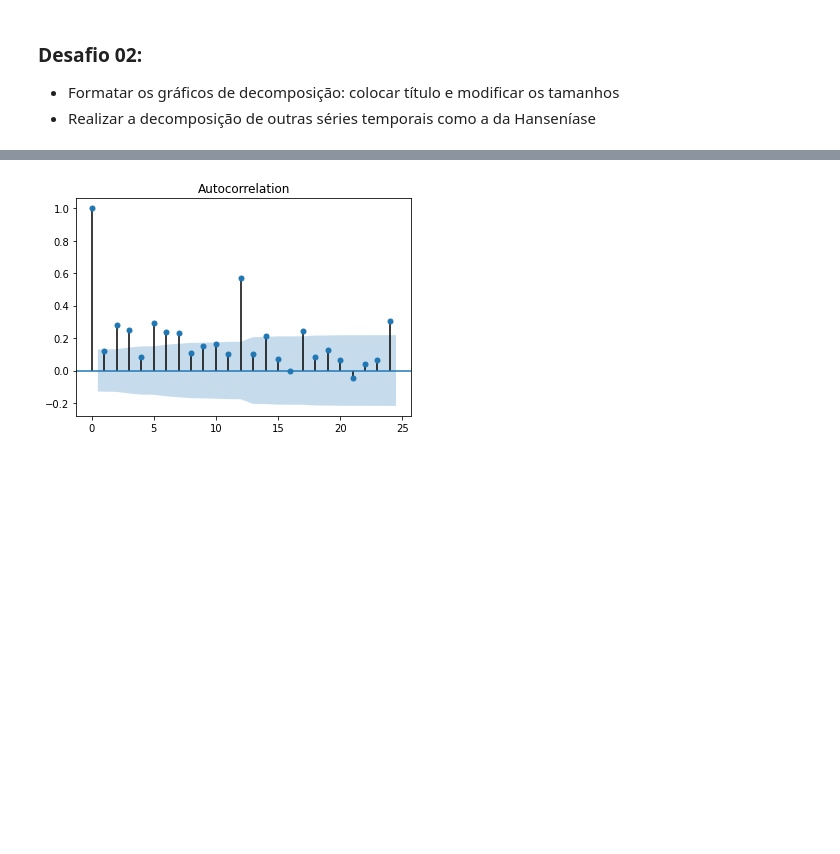
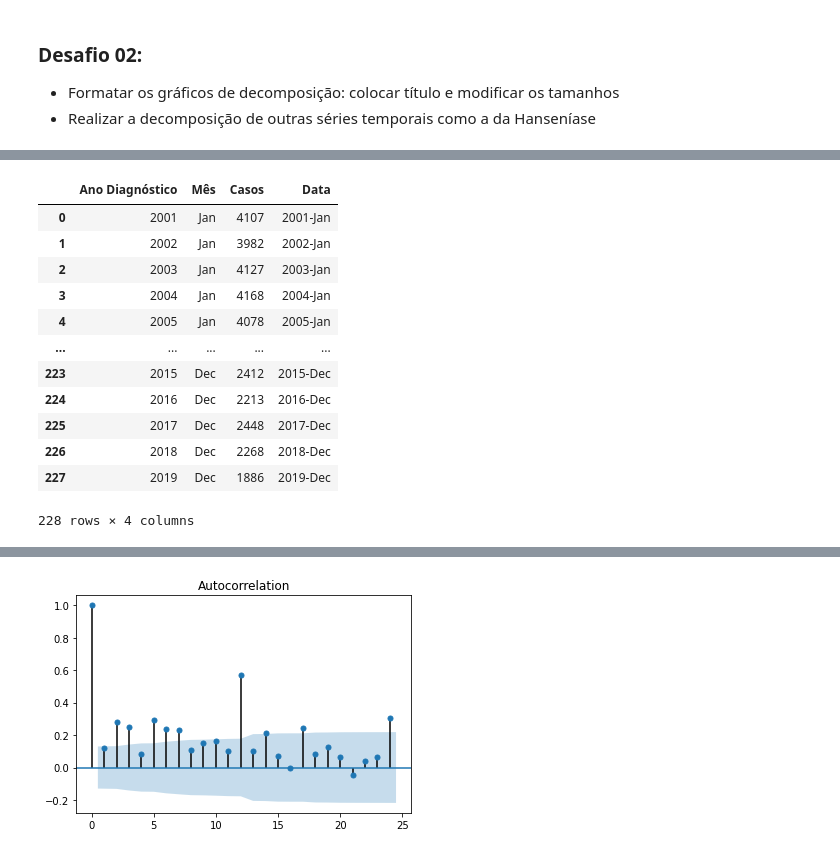
Before and after one commit to claricefiorese/bootcamp-alura-aulas, a Jupyter notebook: Módulo 4/M4 - 4. Decomposição e Autocorrelação.ipynb, the cells around one changed output, grey strips where cells are left out. Cells and saved outputs as stored; diff of their text form; code cells hidden in the pictures; blank space fills up the shorter version.

```diff
--- a/Módulo 4/M4 - 4. Decomposição e Autocorrelação.ipynb
+++ b/Módulo 4/M4 - 4. Decomposição e Autocorrelação.ipynb
@@ -351,0 +407,7 @@ decomposicao_p.plot();
+# %%
+#Selecionando as linhas de interesse
+dados_h = dados_h.iloc[27:]
+# %%
+#Usando o método melt
+dados_hanseniase = dados_h.melt(id_vars="Ano Diagnóstico", value_name="Casos", var_name="Mês")
+dados_hanseniase.head()
@@ -351,0 +421,3 @@ decomposicao_p.plot();
+# %%
+#Convertendo o número de casos para int
+dados_hanseniase["Casos"] = dados_hanseniase["Casos"].astype("int64")
@@ -351,0 +449,17 @@ decomposicao_p.plot();
+# %%
+dados_hanseniase["Data"] = dados_hanseniase["Ano Diagnóstico"] + "-" + dados_hanseniase["Mês"]
+dados_hanseniase
+# %% [output]
+|  | Ano Diagnóstico | Mês | Casos | Data |
+| 0 | 2001 | Jan | 4107 | 2001-Jan |
+| 1 | 2002 | Jan | 3982 | 2002-Jan |
+| 2 | 2003 | Jan | 4127 | 2003-Jan |
+| 3 | 2004 | Jan | 4168 | 2004-Jan |
+| 4 | 2005 | Jan | 4078 | 2005-Jan |
+| ... | ... | ... | ... | ... |
+| 223 | 2015 | Dec | 2412 | 2015-Dec |
+| 224 | 2016 | Dec | 2213 | 2016-Dec |
+| 225 | 2017 | Dec | 2448 | 2017-Dec |
+| 226 | 2018 | Dec | 2268 | 2018-Dec |
+| 227 | 2019 | Dec | 1886 | 2019-Dec |
+228 rows × 4 columns
```
Also changed, not shown: parts of 20 cells of this notebook.
